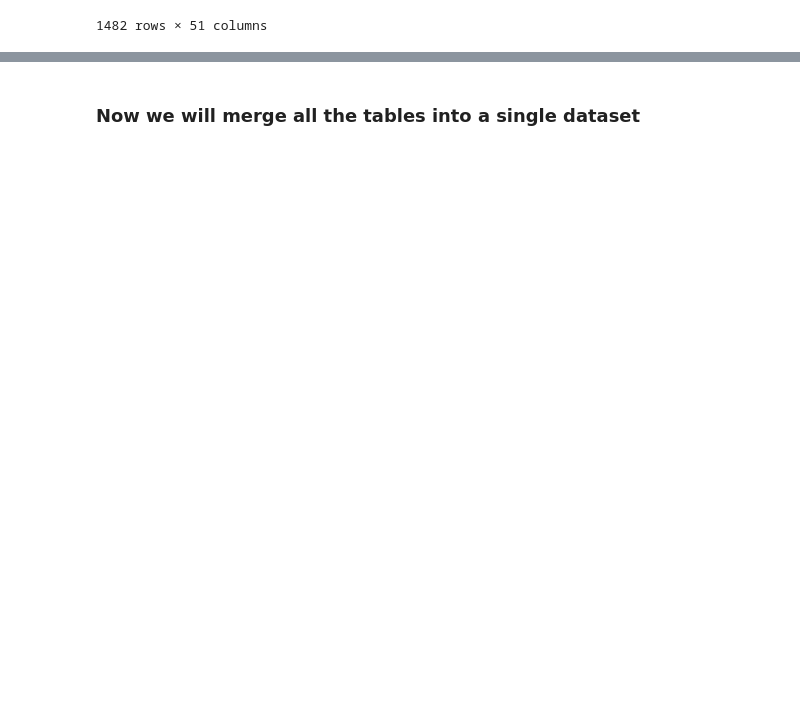
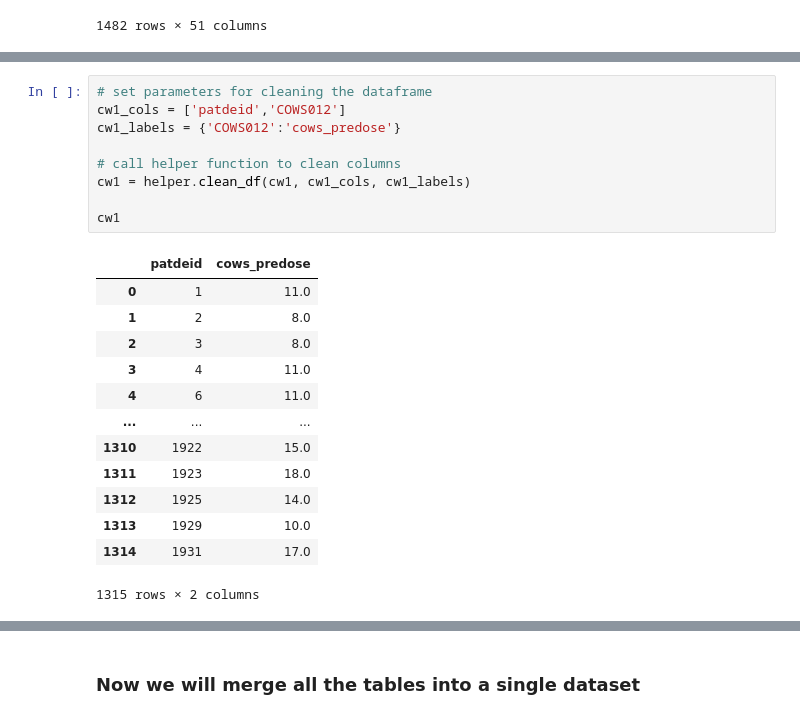
Before and after one commit to DanHerman212/precision_medicine, a Jupyter notebook: code/1_data_cleaning.ipynb, the cells around one changed output, grey strips where cells are left out. Saved outputs shown, nothing was run; the diff lists cells and outputs as text; blank space fills up the shorter version.

```diff
--- a/code/1_data_cleaning.ipynb
+++ b/code/1_data_cleaning.ipynb
@@ -689,0 +698,23 @@ The flattened dataframe contains 50 features
+# %%
+# set parameters for cleaning the dataframe
+cw1_cols = ['patdeid','COWS012']
+cw1_labels = {'COWS012':'cows_predose'}
+
+# call helper function to clean columns
+cw1 = helper.clean_df(cw1, cw1_cols, cw1_labels)
+
+cw1
+# %% [output]
+|  | patdeid | cows_predose |
+| 0 | 1 | 11.0 |
+| 1 | 2 | 8.0 |
+| 2 | 3 | 8.0 |
+| 3 | 4 | 11.0 |
+| 4 | 6 | 11.0 |
+| ... | ... | ... |
+| 1310 | 1922 | 15.0 |
+| 1311 | 1923 | 18.0 |
+| 1312 | 1925 | 14.0 |
+| 1313 | 1929 | 10.0 |
+| 1314 | 1931 | 17.0 |
+1315 rows × 2 columns
```
Also changed, not shown: parts of 8 cells of this notebook, 2 other files.
